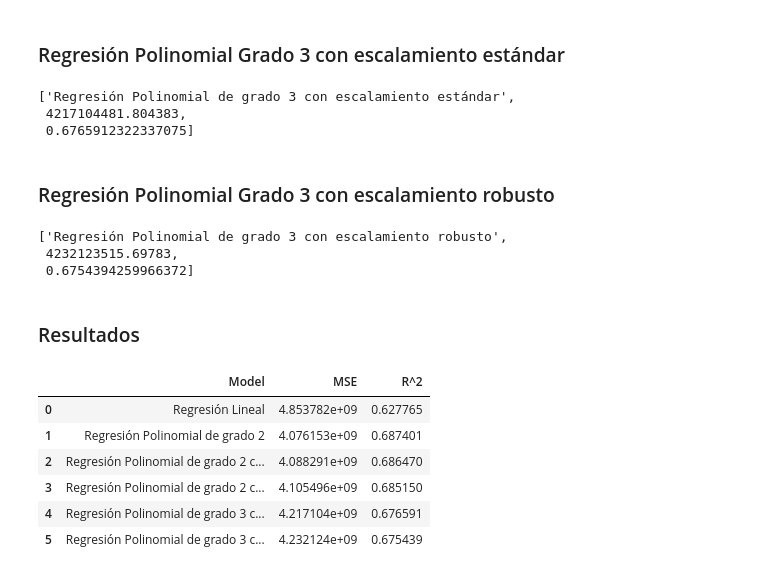
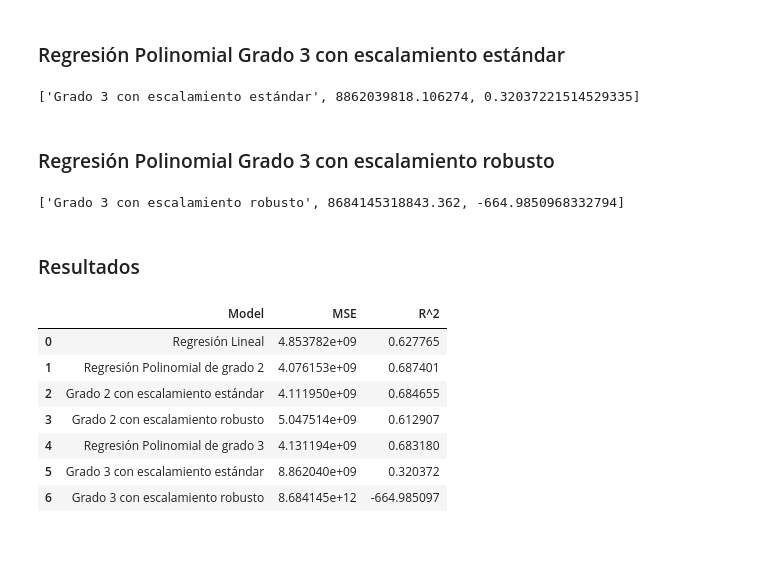
Before and after one commit to daniel692a/ml-and-ai, a Jupyter notebook: polinomial/4-polinomial.ipynb, the cells around one changed output. Cells and saved outputs as stored; diff of their text form; code cells hidden in the pictures; blank space fills up the shorter version.

```diff
--- a/polinomial/4-polinomial.ipynb
+++ b/polinomial/4-polinomial.ipynb
@@ -178,11 +230,6 @@ results
 ## Parte 2
 # %%
 df_2 = pd.read_csv('./cal_housing.csv')
-X = df_2[['longitude', 'latitude', 'housingMedianAge', 'totalRooms', 'totalBedrooms', 'population', 'households', 'medianIncome']]
-y = df_2['medianHouseValue']
+X = df_2[['longitude', 'latitude', 'housingMedianAge', 'totalRooms', 'totalBedrooms', 'population', 'households', 'medianIncome']].values
+y = df_2['medianHouseValue'].values
 X_train, X_test, y_train, y_test = train_test_split(X, y, random_state = 0, shuffle = True, train_size=0.8, test_size=0.2)
-
-X_train = X_train.to_numpy()
-X_test = X_test.to_numpy()
-y_train = y_train.to_numpy()
-y_test = y_test.to_numpy()
@@ -253,56 +313,47 @@ lreg_2_rbs_data
 # %% [markdown]
 ### Regresión Polinomial Grado 3 con escalamiento estándar
 # %%
-scaler = StandardScaler()
-X_scaled = scaler.fit_transform(X_train)
-X_test_scaled = scaler.fit_transform(X_test)
+standard = StandardScaler()
+x_train_std = fit_and_transform(X_train, 3, standard)
+x_test_std = fit_and_transform(X_test, 3, standard)
 
-poly = PolynomialFeatures(degree=3, include_bias=False)
-X_poly = poly.fit_transform(X_scaled)
+model = LinearRegression()
+model.fit(x_train_std, y_train)
+y_pred = model.predict(x_test_std)
 
-model = make_pipeline(PolynomialFeatures(degree=3, include_bias=False), LinearRegression())
-model.fit(X_scaled, y_train)
 
-y_pred = model.predict(X_test_scaled)
-
-lreg_3_std_data = ['Regresión Polinomial de grado 3 con escalamiento estándar', mean_squared_error(y_test, y_pred), r2_score(y_test, y_pred)]
+lreg_3_std_data = ['Grado 3 con escalamiento estándar', mean_squared_error(y_test, y_pred), r2_score(y_test, y_pred)]
 lreg_3_std_data
 # %% [output]
-['Regresión Polinomial de grado 3 con escalamiento estándar',
- 4217104481.804383,
- 0.6765912322337075]
+['Grado 3 con escalamiento estándar', 8862039818.106274, 0.32037221514529335]
 # %% [markdown]
 ### Regresión Polinomial Grado 3 con escalamiento robusto
 # %%
-scaler = RobustScaler()
-X_scaled = scaler.fit_transform(X_train)
-X_test_scaled = scaler.fit_transform(X_test)
+robust = RobustScaler()
+x_train_rbs = fit_and_transform(X_train, 3, robust)
+x_test_rbs = fit_and_transform(X_test, 3, robust)
 
-poly = PolynomialFeatures(degree=3, include_bias=False)
-X_poly = poly.fit_transform(X_scaled)
+model = LinearRegression()
+model.fit(x_train_rbs, y_train)
+y_pred = model.predict(x_test_rbs)
 
-model = make_pipeline(PolynomialFeatures(degree=3, include_bias=False), LinearRegression())
-model.fit(X_scaled, y_train)
 
-y_pred = model.predict(X_test_scaled)
-
-lreg_3_rbs_data = ['Regresión Polinomial de grado 3 con escalamiento robusto', mean_squared_error(y_test, y_pred), r2_score(y_test, y_pred)]
+lreg_3_rbs_data = ['Grado 3 con escalamiento robusto', mean_squared_error(y_test, y_pred), r2_score(y_test, y_pred)]
 lreg_3_rbs_data
 # %% [output]
-['Regresión Polinomial de grado 3 con escalamiento robusto',
- 4232123515.69783,
- 0.6754394259966372]
+['Grado 3 con escalamiento robusto', 8684145318843.362, -664.9850968332794]
 # %% [markdown]
 ### Resultados
 # %%
-data = [lireg, lreg_2_data, lreg_2_std_data, lreg_2_rbs_data, lreg_3_std_data, lreg_3_rbs_data]
+data = [lireg, lreg_2_data, lreg_2_std_data, lreg_2_rbs_data, lreg_3_data, lreg_3_std_data, lreg_3_rbs_data]
 results = pd.DataFrame(data, columns = ['Model', 'MSE', 'R^2'])
 results
 # %% [output]
 |  | Model | MSE | R^2 |
 | 0 | Regresión Lineal | 4.853782e+09 | 0.627765 |
 | 1 | Regresión Polinomial de grado 2 | 4.076153e+09 | 0.687401 |
-| 2 | Regresión Polinomial de grado 2 c... | 4.088291e+09 | 0.686470 |
-| 3 | Regresión Polinomial de grado 2 c... | 4.105496e+09 | 0.685150 |
-| 4 | Regresión Polinomial de grado 3 c... | 4.217104e+09 | 0.676591 |
-| 5 | Regresión Polinomial de grado 3 c... | 4.232124e+09 | 0.675439 |
+| 2 | Grado 2 con escalamiento estándar | 4.111950e+09 | 0.684655 |
+| 3 | Grado 2 con escalamiento robusto | 5.047514e+09 | 0.612907 |
+| 4 | Regresión Polinomial de grado 3 | 4.131194e+09 | 0.683180 |
+| 5 | Grado 3 con escalamiento estándar | 8.862040e+09 | 0.320372 |
+| 6 | Grado 3 con escalamiento robusto | 8.684145e+12 | -664.985097 |
```
Also changed, not shown: parts of 20 cells of this notebook.
